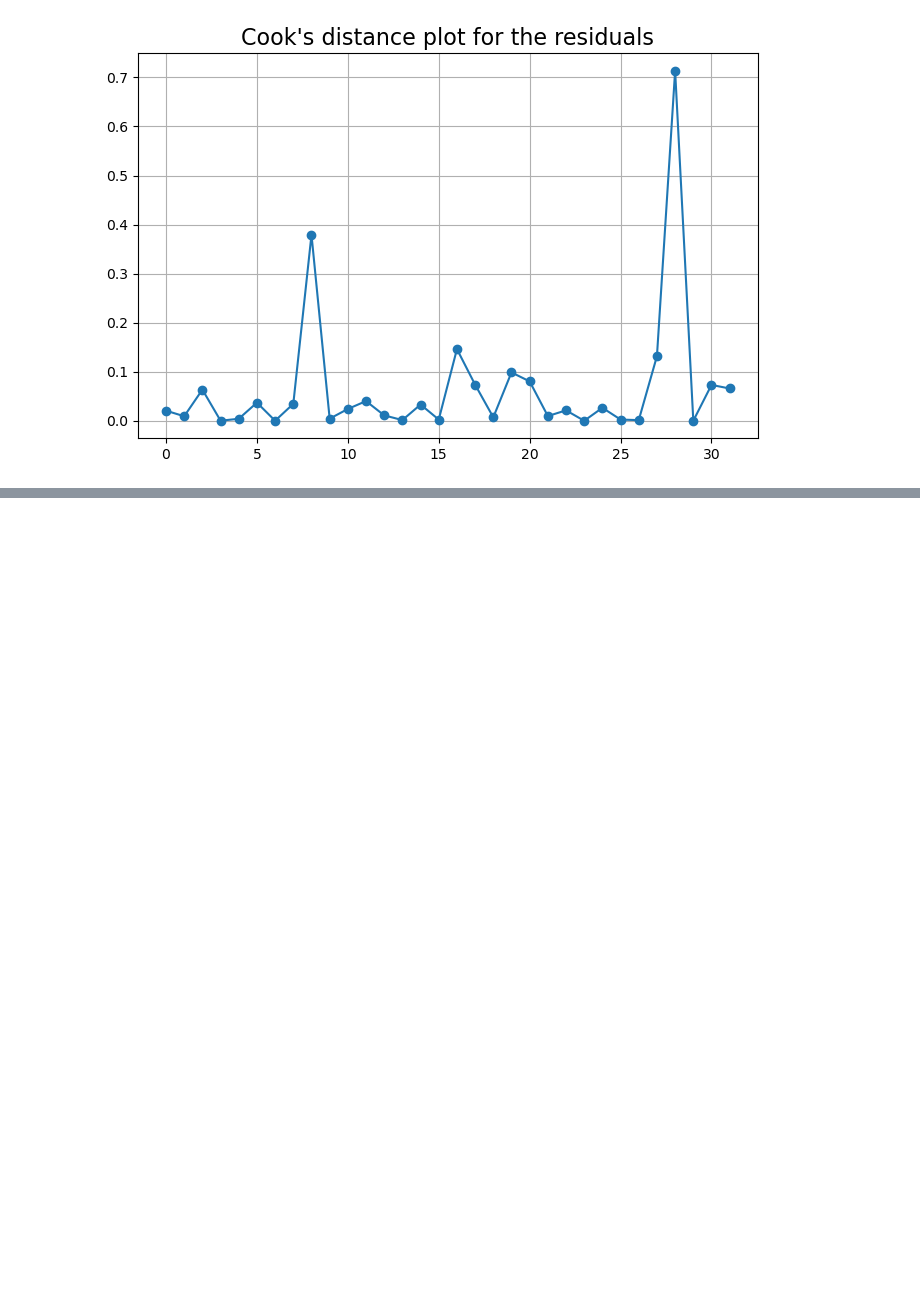
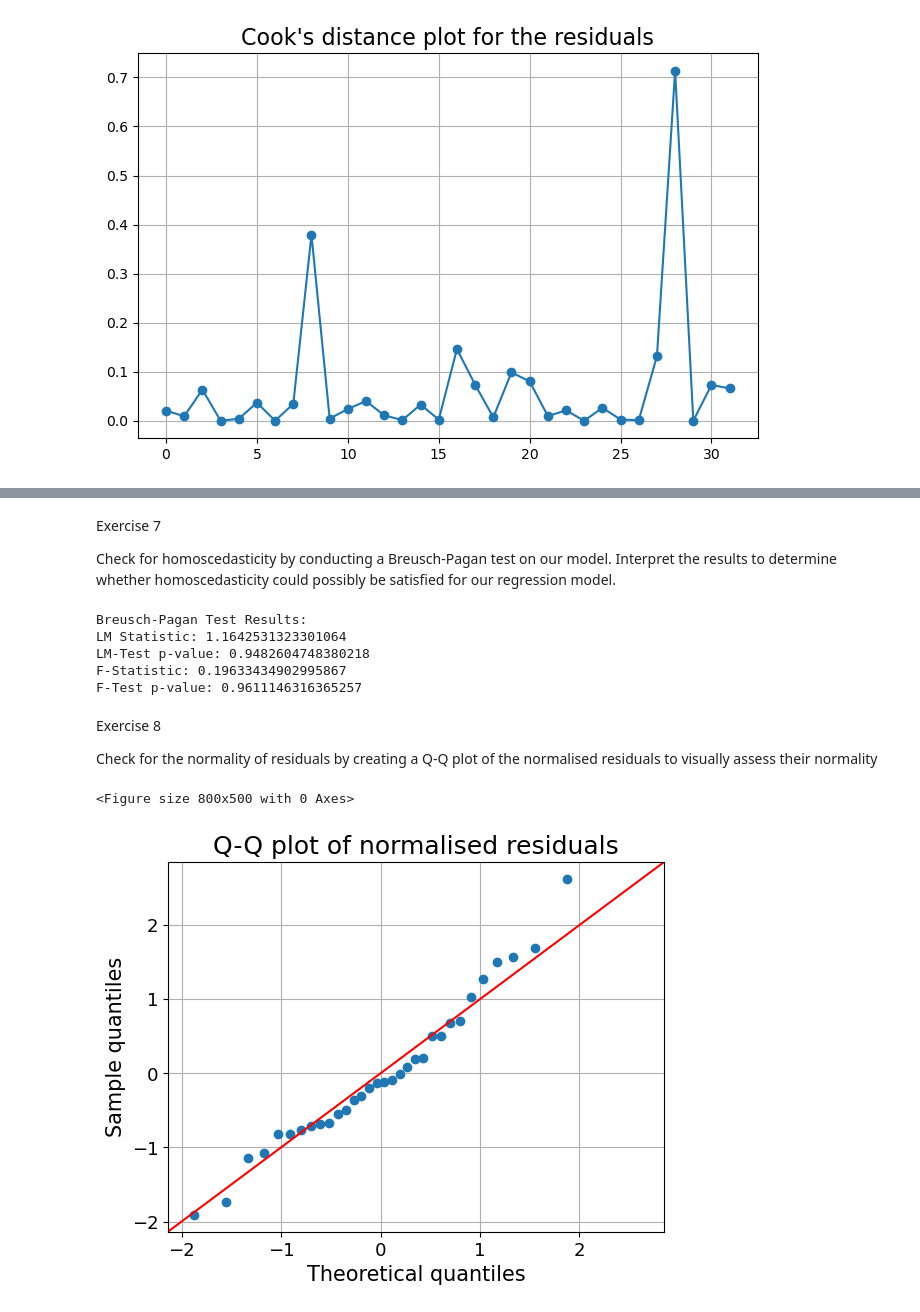
Before and after one commit to AnnCKaroki/alx_data_projects, a Jupyter notebook: data-science/Multiple_linear_regression.ipynb, the cells around one changed output, grey strips where cells are left out. Drawn from its saved outputs; the diff is of its cells as text; code cells hidden in the pictures; blank space fills up the shorter version.

Commit message:
add mlr exercise

```diff
--- a/data-science/Multiple_linear_regression.ipynb
+++ b/data-science/Multiple_linear_regression.ipynb
@@ -291,0 +574,39 @@ plt.show()
+# %% [markdown]
+Exercise 7
+
+Check for homoscedasticity by conducting a Breusch-Pagan test on our model. Interpret the results to determine whether homoscedasticity could possibly be satisfied for our regression model.
+# %%
+# 1. Calculate residuals
+residuals = fitted.resid
+
+# 2. Perform Breusch-Pagan Test
+bp_test_result = sms.het_breuschpagan(residuals, fitted.model.exog)
+print("Breusch-Pagan Test Results:")
+print("LM Statistic:", bp_test_result[0])
+print("LM-Test p-value:", bp_test_result[1])
+print("F-Statistic:", bp_test_result[2])
+print("F-Test p-value:", bp_test_result[3])
+# %% [output]
+Breusch-Pagan Test Results:
+LM Statistic: 1.1642531323301064
+LM-Test p-value: 0.9482604748380218
+F-Statistic: 0.19633434902995867
+F-Test p-value: 0.9611146316365257
+# %% [markdown]
+Exercise 8
+
+Check for the normality of residuals by creating a Q-Q plot of the normalised residuals to visually assess their normality
+# %%
+# Q-Q plot of normalised residuals
+plt.figure(figsize=(8, 5))
+fig = qqplot(fitted.resid_pearson, line='45', fit=True)
+plt.xticks(fontsize=13)
+plt.yticks(fontsize=13)
+plt.xlabel("Theoretical quantiles", fontsize=15)
+plt.ylabel("Sample quantiles", fontsize=15)
+plt.title("Q-Q plot of normalised residuals", fontsize=18)
+plt.grid(True)
+plt.show()
+# %% [output]
+<Figure size 800x500 with 0 Axes>
+[figure, added]
```
Also changed, not shown: parts of 27 cells of this notebook.
